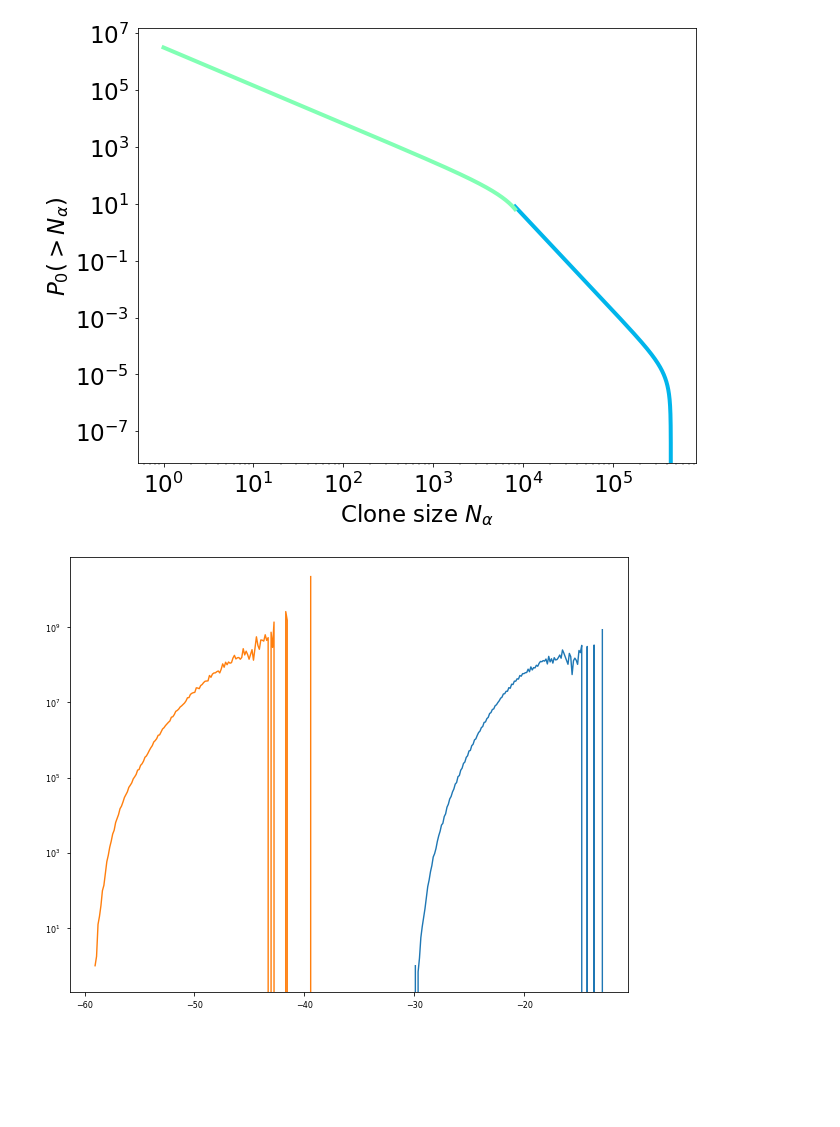
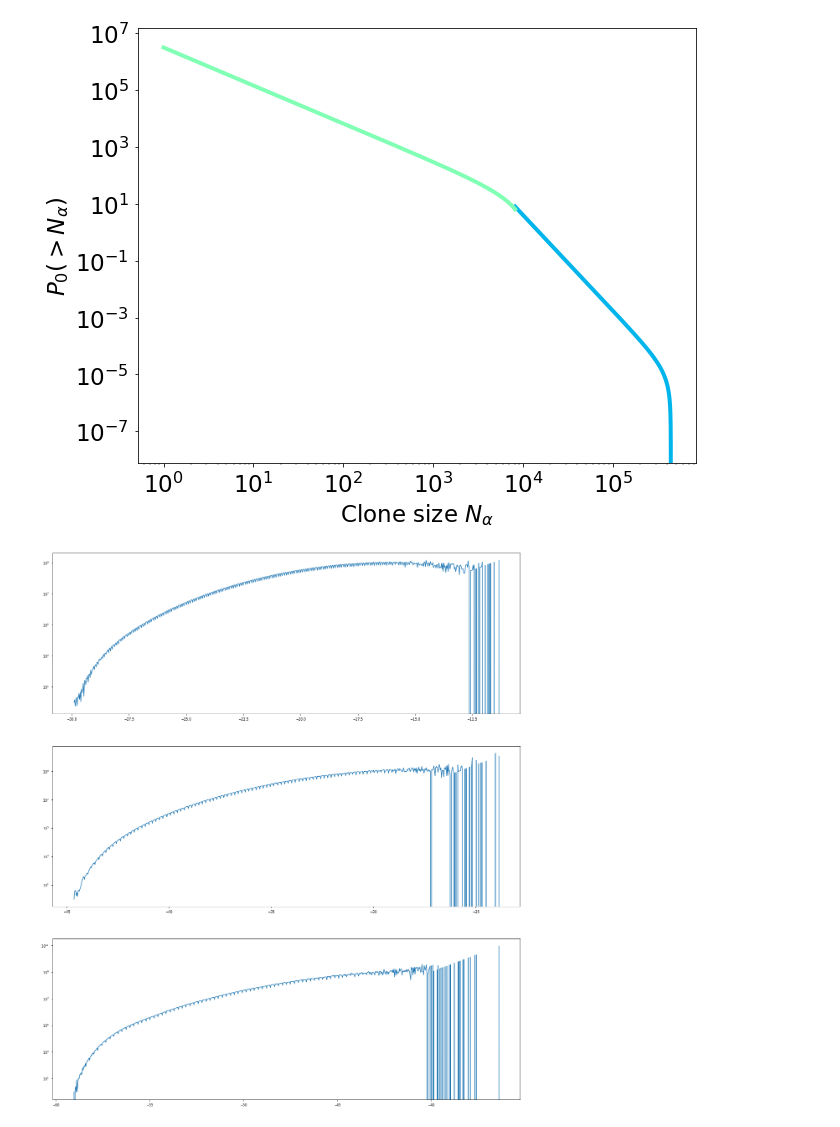
Before and after one commit to betoto008/Affinity_maturation, a Jupyter notebook: Jupyter_Notebooks/Shape_Space.ipynb, the cells around one changed output. Saved outputs shown, nothing was run; the diff lists cells and outputs as text; code cells hidden in the pictures; blank space fills up the shorter version.

```diff
--- a/Jupyter_Notebooks/Shape_Space.ipynb
+++ b/Jupyter_Notebooks/Shape_Space.ipynb
@@ -425,18 +425,18 @@ ax.set_yscale('log')
 # %%
 L = 9
 N = 1e8
 colors = np.flip(plt.cm.rainbow(np.linspace(0,1,len(Ts))), axis = 0)
 markers = ['^', 'o', 's', '*', 'x']
 E_0s = np.array([])
 T = .8
-master_sequences = ['KNKKQNEKN', 'LFFMLIMMI']
-fig, ax = plt.subplots(1, 1, figsize = (10,8))
+master_sequences = ['KNKKQNEKN', 'AMWYAFGPK', 'LFFMLIMMI']
+fig, ax = plt.subplots(3, 1, figsize = (20,8*3))
 for i, master_sequence in enumerate(master_sequences):
     data=(np.loadtxt(Text_files_path + 'output_T-%.6f_N-%d_Antigen-'%(T, N)+master_sequence+'.txt'))
     E = data[:,0]
     ds = np.linspace(0, L);
     data_E = np.histogram(E, bins ='auto', density = False);
-    ax.plot(data_E[1][:-1], data_E[0]/(np.exp(-data_E[1][:-1]/T))/(data_E[0][0]/(np.exp(-data_E[1][0]/T))))
-ax.set_yscale('log')
+    ax[i].plot(data_E[1][:-1], data_E[0]/(np.exp(-data_E[1][:-1]/T))/(data_E[0][0]/(np.exp(-data_E[1][0]/T))))
+    ax[i].set_yscale('log')
 # %% [output]
-[figure, old version]
+[figure, new version]
```
Also changed, not shown: parts of 2 cells of this notebook, 7 other files.
